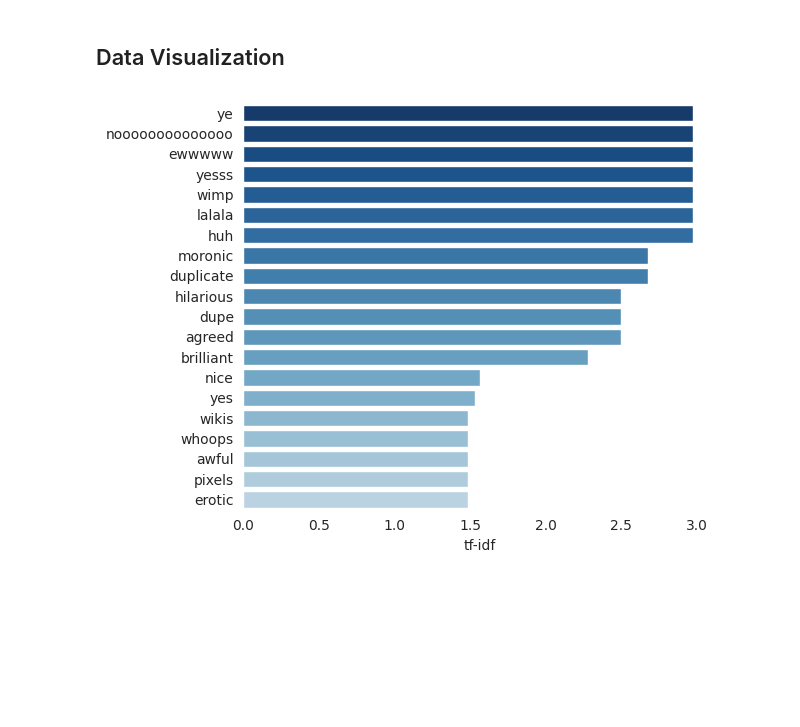
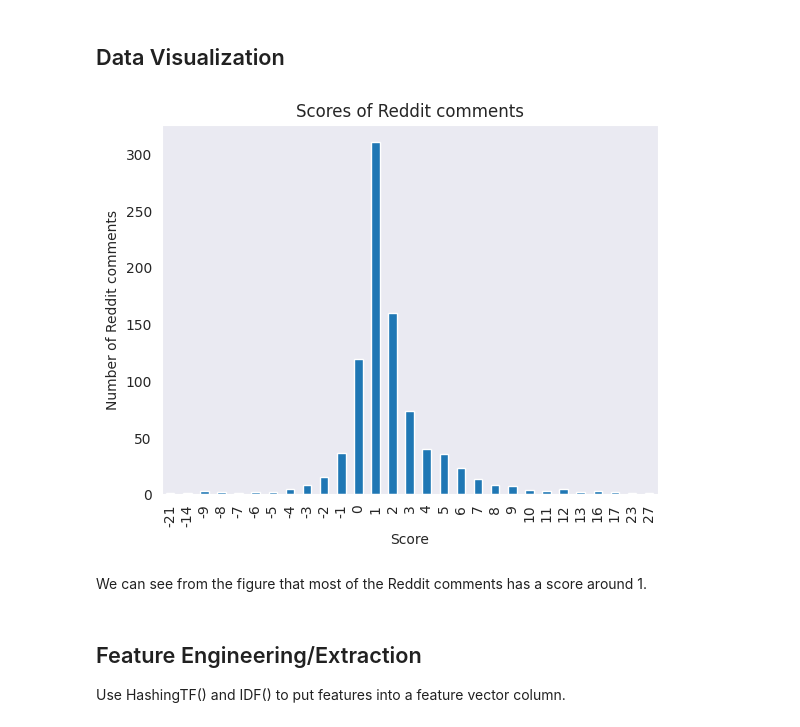
Before and after one commit to ThatPandaYouHate/Data_Engineering_group-9, a Jupyter notebook: group-9_project.ipynb, the cells around one changed output. Cells and saved outputs as stored; diff of their text form; code cells hidden in the pictures; blank space fills up the shorter version.

Commit message:
Added Reddit comments score prediction based on TF-IDF using Spark MLlib

```diff
--- a/group-9_project.ipynb
+++ b/group-9_project.ipynb
@@ -85,15 +96,14 @@ def preprocess(documents):
     # 6. Removes empty documents
     # 7. Tokenizes the documents (splits on whitespace)
 
-    return documents.filter((col('document') != '[deleted]') & (col('document') != '[removed]')) \
-                    .withColumn('document', regexp_replace(col('document'), 'http:\S+|www\.\S+', '')) \
-                    .withColumn('document', lower(col('document'))) \
-                    .withColumn('document', regexp_replace(col('document'), "[^a-z'\s]", ' ')) \
-                    .withColumn('document', regexp_replace(col('document'), "^\s*|\s*$", '')) \
-                    .filter(length(col('document')) > 0) \
-                    .withColumn('document', split(col('document'), '\s+'))
+    return documents.withColumn('Comment_Text', regexp_replace(col('Comment_Text'), 'http:\S+|www\.\S+', '')) \
+                    .withColumn('Comment_Text', lower(col('Comment_Text'))) \
+                    .withColumn('Comment_Text', regexp_replace(col('Comment_Text'), "[^a-z'\s]", ' ')) \
+                    .withColumn('Comment_Text', regexp_replace(col('Comment_Text'), "^\s*|\s*$", '')) \
+                    .filter(length(col('Comment_Text')) > 0) \
+                    .withColumn('Comment_Text', split(col('Comment_Text'), '\s+'))
 # %%
-# Pre-processes each document in the document corpus.
-documents = preprocess(documents)
-documents.show()
+# Preprocesses each document in the document corpus.
+comment_text_score = preprocess(comment_text_score)
+comment_text_score.show()
 # %% [output]
@@ -285,17 +127,2 @@ token_tf_idf_pd = token_tf_idf.toPandas()
 # %% [markdown]
 ## Data Visualization
-# %%
-import matplotlib.pyplot as plt
-import seaborn as sns
-
-no_words = 20
-
-# Plots a bar chart visualizing the top 20 words with highest tf-idf score.
-fig = sns.barplot(data=token_tf_idf_pd.head(no_words), x='tf-idf', y='token', orient='h', palette=sns.color_palette('Blues_r',no_words+8))
-sns.set_style("white")
-sns.despine(left=True, bottom=True)
-fig.set(ylabel=None)
-plt.tight_layout()
-plt.savefig("top_tf_idf_words.png")
-# %% [output]
-[figure, removed]
@@ -301,0 +132,17 @@ plt.savefig("top_tf_idf_words.png")
+# %%
+# Converts to a Pandas dataframe.
+comment_text_score_pd = comment_text_score.groupBy('Score').agg(count('Comment_Text').alias('Count')).sort('Score').toPandas()
+# %%
+# Plots the scores of all the Reddit comments.
+comment_text_score_pd.plot.bar(x='Score', y='Count', legend=None)
+plt.title('Scores of Reddit comments')
+plt.ylabel('Number of Reddit comments')
+plt.show()
+# %% [output]
+[figure, added]
+# %% [markdown]
+We can see from the figure that most of the Reddit comments has a score around 1.
+# %% [markdown]
+## Feature Engineering/Extraction
+
+Use HashingTF() and IDF() to put features into a feature vector column.
```
Also changed, not shown: parts of 37 cells of this notebook.
